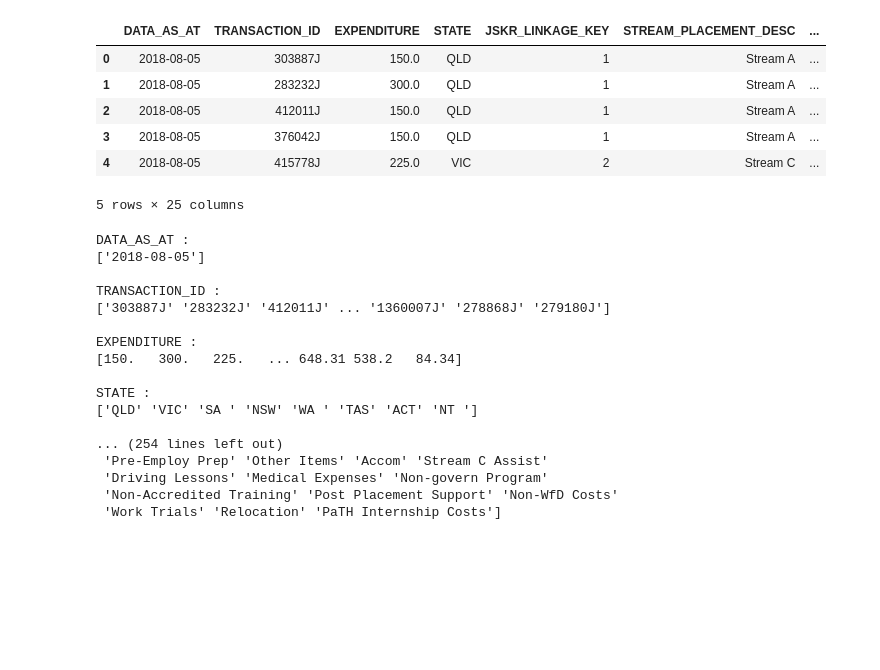
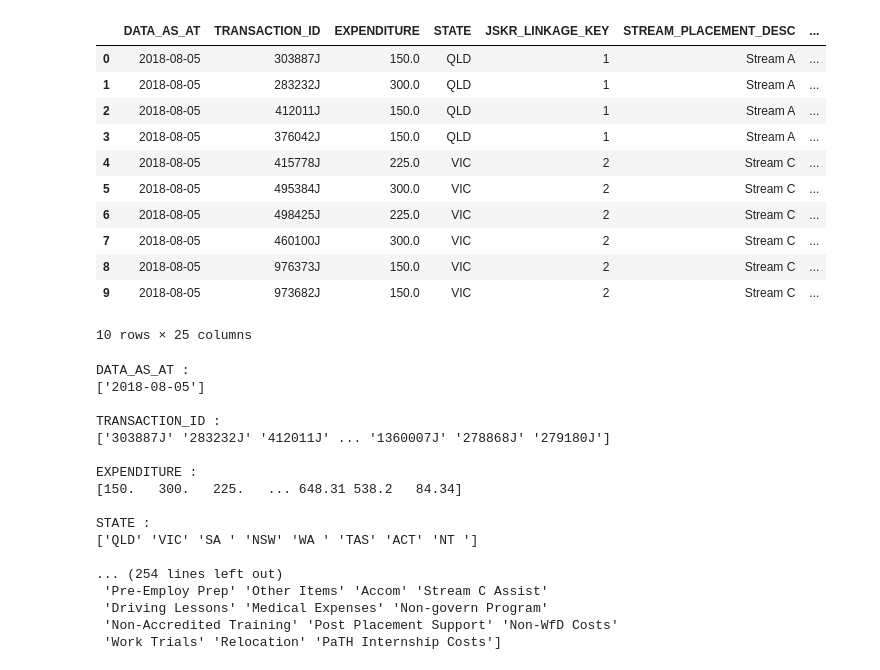
Before and after one commit to abayup14/CapstoneBangkit, a Jupyter notebook: Machine Learning/model_1/DP government funding.ipynb, the cells around one changed output. Cells and saved outputs as stored; diff of their text form; code cells hidden in the pictures; blank space fills up the shorter version.

Commit message:
Update Preprocess data

```diff
--- a/Machine Learning/model_1/DP government funding.ipynb
+++ b/Machine Learning/model_1/DP government funding.ipynb
@@ -1,17 +1,23 @@
 # %%
 import pandas as pd
 import numpy as np
-# %%
-df=pd.read_csv("cleaned_jobactive.csv")
-df.head()
-# %% [output]
-|  | DATA_AS_AT | TRANSACTION_ID | EXPENDITURE | STATE | JSKR_LINKAGE_KEY | STREAM_PLACEMENT_DESC | ... |
-| 0 | 2018-08-05 | 303887J | 150.0 | QLD | 1 | Stream A | ... |
-| 1 | 2018-08-05 | 283232J | 300.0 | QLD | 1 | Stream A | ... |
-| 2 | 2018-08-05 | 412011J | 150.0 | QLD | 1 | Stream A | ... |
-| 3 | 2018-08-05 | 376042J | 150.0 | QLD | 1 | Stream A | ... |
-| 4 | 2018-08-05 | 415778J | 225.0 | VIC | 2 | Stream C | ... |
-5 rows × 25 columns
+# %%
+filename = "cleaned_jobactive.zip"
+df = pd.read_csv(filename, compression="zip")
+df.head(10)
+# %% [output]
+|  | DATA_AS_AT | TRANSACTION_ID | EXPENDITURE | STATE | JSKR_LINKAGE_KEY | STREAM_PLACEMENT_DESC | ... |
+| 0 | 2018-08-05 | 303887J | 150.0 | QLD | 1 | Stream A | ... |
+| 1 | 2018-08-05 | 283232J | 300.0 | QLD | 1 | Stream A | ... |
+| 2 | 2018-08-05 | 412011J | 150.0 | QLD | 1 | Stream A | ... |
+| 3 | 2018-08-05 | 376042J | 150.0 | QLD | 1 | Stream A | ... |
+| 4 | 2018-08-05 | 415778J | 225.0 | VIC | 2 | Stream C | ... |
+| 5 | 2018-08-05 | 495384J | 300.0 | VIC | 2 | Stream C | ... |
+| 6 | 2018-08-05 | 498425J | 225.0 | VIC | 2 | Stream C | ... |
+| 7 | 2018-08-05 | 460100J | 300.0 | VIC | 2 | Stream C | ... |
+| 8 | 2018-08-05 | 976373J | 150.0 | VIC | 2 | Stream C | ... |
+| 9 | 2018-08-05 | 973682J | 150.0 | VIC | 2 | Stream C | ... |
+10 rows × 25 columns
 # %%
 for col in df.columns:
     print(col + " : ")
```
Also changed, not shown: parts of 8 cells of this notebook, 5 other files.
